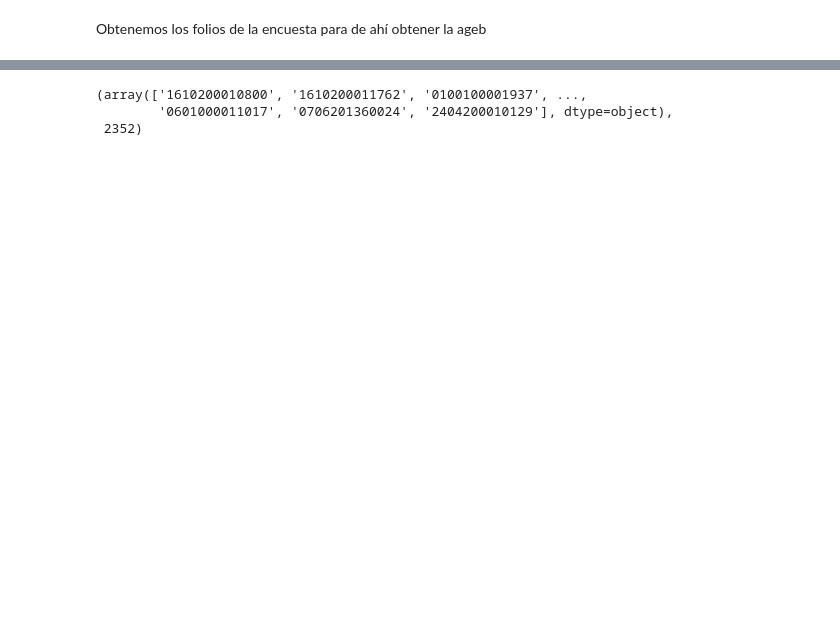
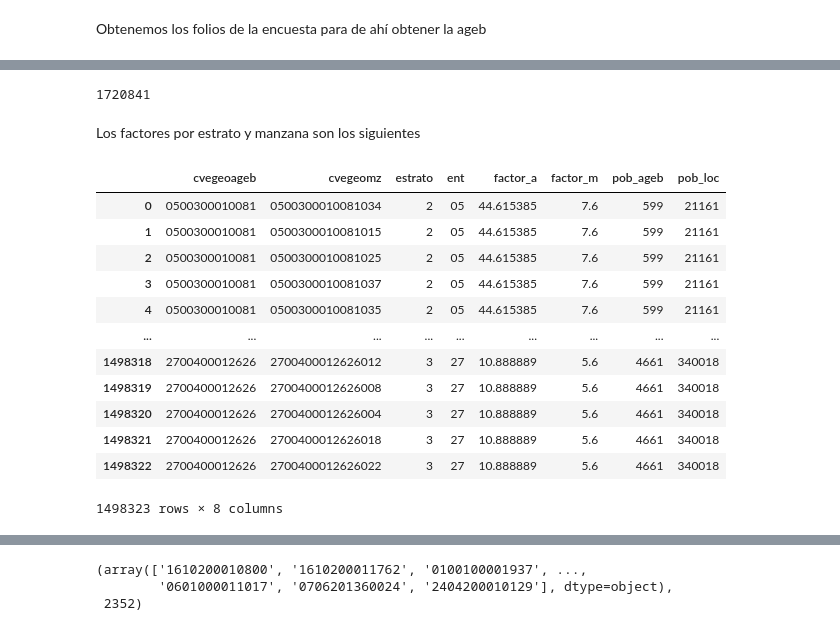
Before and after one commit to sergiohzlz/enasama_factores, a Jupyter notebook: 02_analisis_marco_probabilidades.ipynb, the cells around one changed output, grey strips where cells are left out. Drawn from its saved outputs; the diff is of its cells as text; code cells hidden in the pictures; blank space fills up the shorter version.

```diff
--- a/02_analisis_marco_probabilidades.ipynb
+++ b/02_analisis_marco_probabilidades.ipynb
@@ -499,0 +518,17 @@ mzas
+# %%
+
+cols_a_usar = ['fid', 'cvegeoageb', 'cvegeomz', 'pobtot', 'p_12ymas', 'vivpar_hab',
+       'ocupvivpar', 'prom_ocup', 'origen', 'tipo_selec', 'cvegeosel_m_l',
+       'cvegeoloc', 'pob_ageb','pob_loc','estrato','ent']
+# %%
+marco_mzas = pd.merge(marco_mzas,
+                      df[['AGEB','estrato','ent','pobtot','pob_loc']].rename(columns={'pobtot':'pob_ageb'}),
+                      how='inner',
+                      left_on='cvegeoageb',
+                      right_on='AGEB')[cols_a_usar]
+# %%
+# generamos los factores para cada manzana ocupando el archivo
+# recién generado
+factores_mzas = (marco_mzas[['cvegeoageb','cvegeomz', 'pob_ageb' ,'pob_loc', 'estrato']]
+                 .merge(mzas_x_ageb,
+                        how='left', left_on='cvegeoageb', right_index=True))
@@ -499,0 +571,35 @@ mzas
+# %%
+len(factores_mzas)
+# %% [output]
+1720841
+# %%
+# aquí nos quedamos con los puros factores para
+# las claves de manzana
+#
+cols_usar = ['cvegeoageb', 'cvegeomz','estrato','ent', 'factor_a','factor_m', 'pob_ageb','pob_loc']
+
+factores_estrato_mza = pd.merge(factores_urbanos[['AGEB', 'estrato', 'ent', 'factor_a']],
+                                factores_mzas[['cvegeoageb','cvegeomz','factor_m', 'pob_ageb','pob_loc']],
+                                how='inner',
+                                left_on='AGEB',
+                                right_on='cvegeoageb')[cols_usar]
+# factores_estrato_mza.rename(columns={'fm':'factor_m'})
+# factores_estrato_mza = factores_estrato_mza[~factores_estrato_mza.cvegeomz.isna()]
+# %% [markdown]
+Los factores por estrato y manzana son los siguientes
+# %%
+factores_estrato_mza
+# %% [output]
+|  | cvegeoageb | cvegeomz | estrato | ent | factor_a | factor_m | pob_ageb | pob_loc |
+| 0 | 0500300010081 | 0500300010081034 | 2 | 05 | 44.615385 | 7.6 | 599 | 21161 |
+| 1 | 0500300010081 | 0500300010081015 | 2 | 05 | 44.615385 | 7.6 | 599 | 21161 |
+| 2 | 0500300010081 | 0500300010081025 | 2 | 05 | 44.615385 | 7.6 | 599 | 21161 |
+| 3 | 0500300010081 | 0500300010081037 | 2 | 05 | 44.615385 | 7.6 | 599 | 21161 |
+| 4 | 0500300010081 | 0500300010081035 | 2 | 05 | 44.615385 | 7.6 | 599 | 21161 |
+| ... | ... | ... | ... | ... | ... | ... | ... | ... |
+| 1498318 | 2700400012626 | 2700400012626012 | 3 | 27 | 10.888889 | 5.6 | 4661 | 340018 |
+| 1498319 | 2700400012626 | 2700400012626008 | 3 | 27 | 10.888889 | 5.6 | 4661 | 340018 |
+| 1498320 | 2700400012626 | 2700400012626004 | 3 | 27 | 10.888889 | 5.6 | 4661 | 340018 |
+| 1498321 | 2700400012626 | 2700400012626018 | 3 | 27 | 10.888889 | 5.6 | 4661 | 340018 |
+| 1498322 | 2700400012626 | 2700400012626022 | 3 | 27 | 10.888889 | 5.6 | 4661 | 340018 |
+1498323 rows × 8 columns
```
Also changed, not shown: parts of 60 cells of this notebook.
